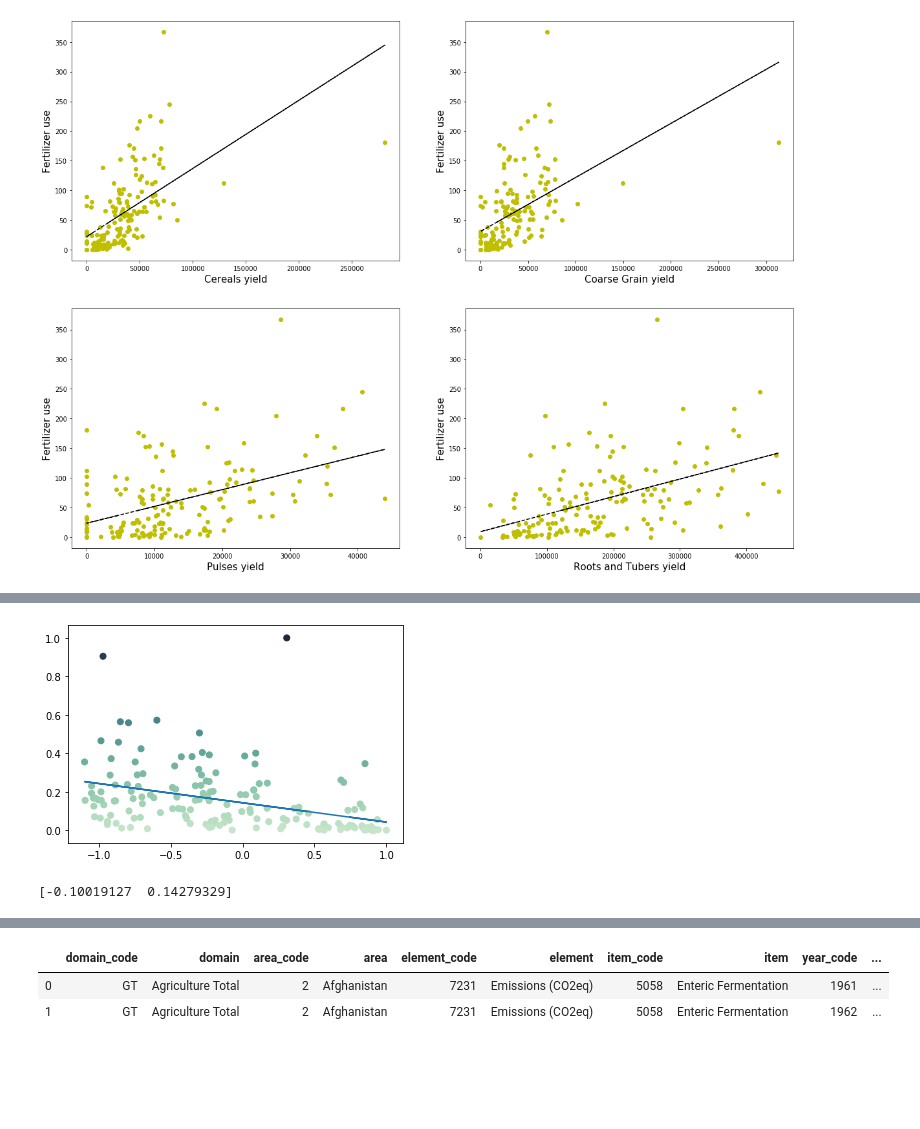
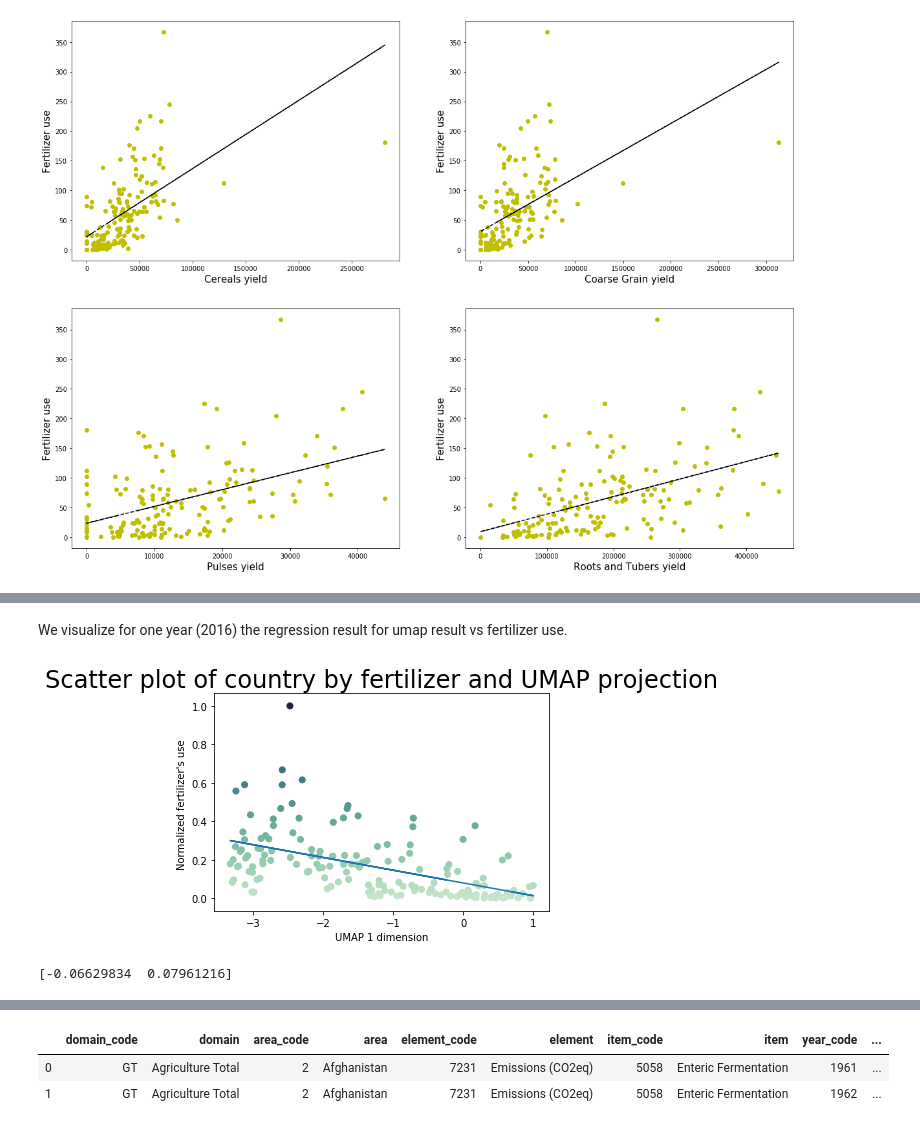
Before and after one commit to amara-slaymaker/ada_project-ada_nakamura, a Jupyter notebook: Skeleton.ipynb, the cells around one changed output, grey strips where cells are left out. Saved outputs shown, nothing was run; the diff lists cells and outputs as text; code cells hidden in the pictures; blank space fills up the shorter version.

```diff
--- a/Skeleton.ipynb
+++ b/Skeleton.ipynb
@@ -832,6 +909,12 @@ def umap_year(year, n_components=2):
             .reset_index()
               )
     yield_for_umap=yield_for_merge.drop('Area',axis=1).values # To perform the umap, we need to select only the features
+
+    #Normalization
+    x = yield_for_umap
+    min_max_scaler = preprocessing.MinMaxScaler()
+    x_scaled = min_max_scaler.fit_transform(x)
+    yield_for_umap = pd.DataFrame(x_scaled)
 
     reducer = umap.UMAP(random_state=1, n_components= n_components)
     embedding = reducer.fit_transform(yield_for_umap)
@@ -852,18 +935,27 @@ def umap_year(year, n_components=2):
     coef = np.polyfit(embedding2[0],embedding2.Value,1)
 
     return year,embedding2,coef # return year (for confirmation), performed umap and value of linear regression
+# %% [markdown]
+We visualize for one year (2016) the regression result for umap result vs fertilizer use.
 # %%
-#Visualization for year 2015
-vis_2015=umap_year(2015)
-embedding2=vis_2015[1]
-coef = vis_2015[2]
+#Visualization for year 2016
+
+vis_2016=umap_year(2016,1)
+
+embedding2=vis_2016[1]
+coef = vis_2016[2]
 poly1d_fn = np.poly1d(coef)
 clarity_ranking = embedding2.Value
+
 cmap = sns.cubehelix_palette(as_cmap=True,rot=-.4)
 plt.scatter(embedding2[0], embedding2.Value,c=clarity_ranking, cmap=cmap)
 plt.plot(embedding2[0], poly1d_fn(embedding2[0]))
+plt.gca().set_aspect('auto', 'datalim')
+plt.title('Scatter plot of country by fertilizer and UMAP projection', fontsize=24);
+plt.xlabel("UMAP 1 dimension")
+plt.ylabel("Normalized fertilizer's use ")
 plt.show()
 print(coef)
 # %% [output]
-[figure, old version]
+[figure, new version]
-[-0.10019127  0.14279329]
+[-0.06629834  0.07961216]
```
Also changed, not shown: parts of 94 cells of this notebook.
